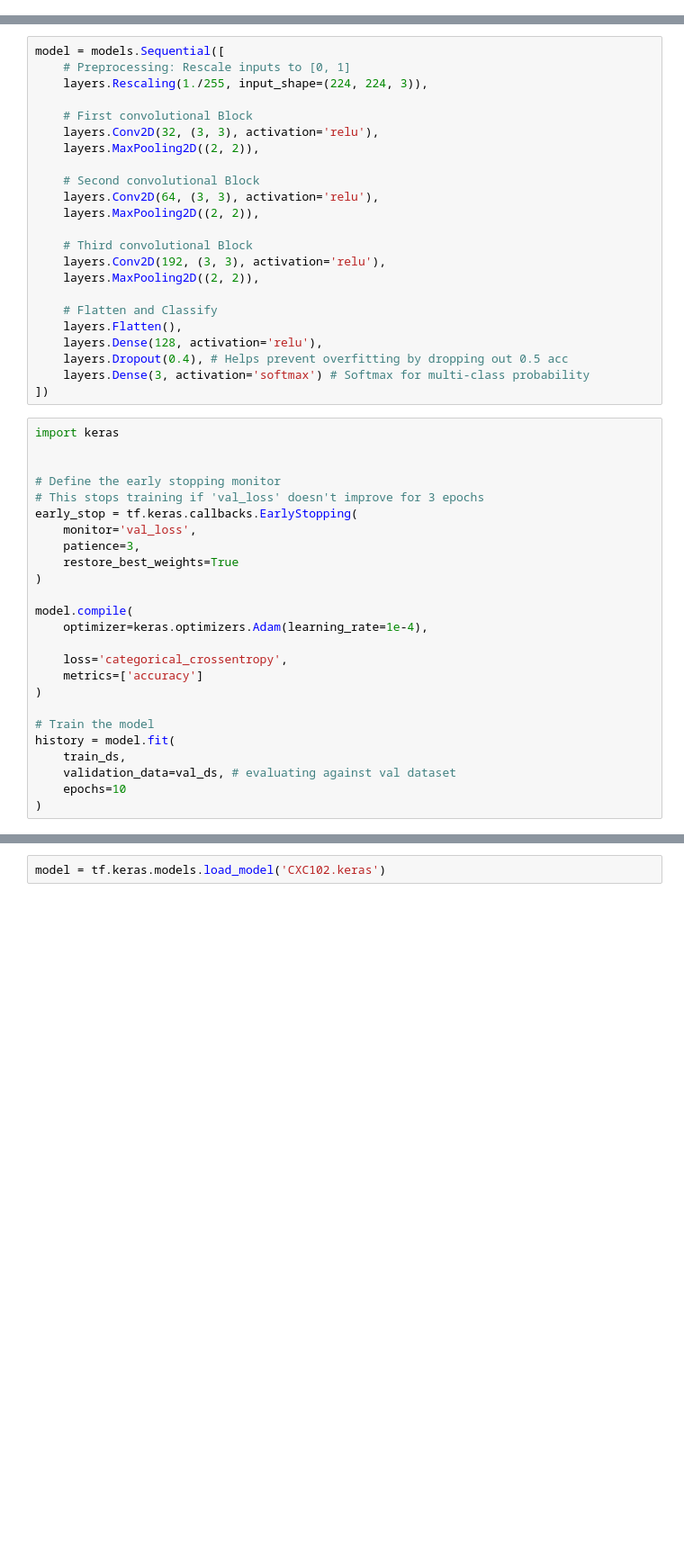
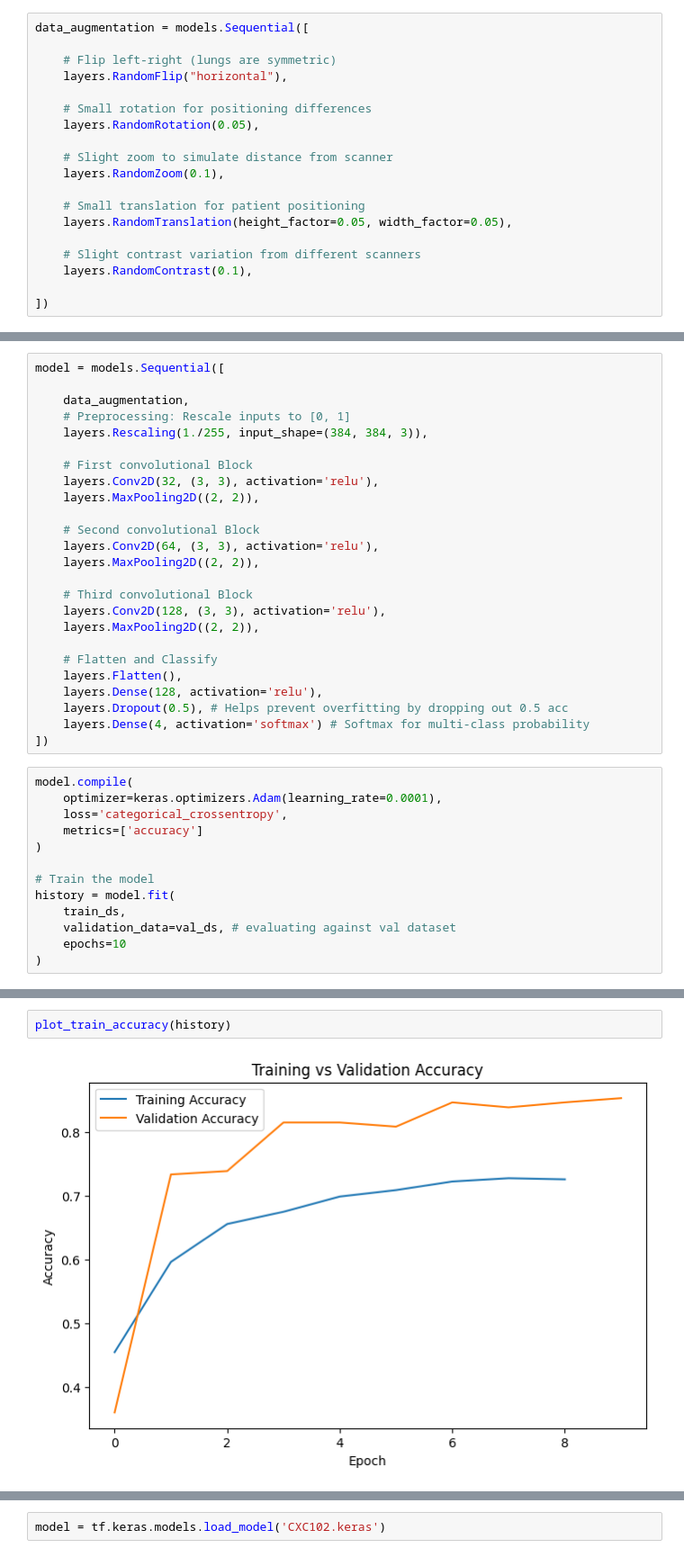
Before and after one commit to joshanjohn/CXC-FYP-Griffith, a Jupyter notebook: backend/notebook/CXV1/CXC102.ipynb, the cells around one changed output, grey strips where cells are left out. Shown at 90% size. Cells and saved outputs as stored; diff of their text form; blank space fills up the shorter version.

```diff
--- a/backend/notebook/CXV1/CXC102.ipynb
+++ b/backend/notebook/CXV1/CXC102.ipynb
@@ -101,0 +129,19 @@ Found 761 files belonging to 4 classes.
+# %%
+data_augmentation = models.Sequential([
+
+    # Flip left-right (lungs are symmetric)
+    layers.RandomFlip("horizontal"),
+
+    # Small rotation for positioning differences
+    layers.RandomRotation(0.05),
+
+    # Slight zoom to simulate distance from scanner
+    layers.RandomZoom(0.1),
+
+    # Small translation for patient positioning
+    layers.RandomTranslation(height_factor=0.05, width_factor=0.05),
+
+    # Slight contrast variation from different scanners
+    layers.RandomContrast(0.1),
+
+])
@@ -102,7 +160,9 @@ Found 761 files belonging to 4 classes.
 # %%
 model = models.Sequential([
+
+    data_augmentation,
     # Preprocessing: Rescale inputs to [0, 1]
-    layers.Rescaling(1./255, input_shape=(224, 224, 3)),
+    layers.Rescaling(1./255, input_shape=(384, 384, 3)),
 
     # First convolutional Block
     layers.Conv2D(32, (3, 3), activation='relu'),
@@ -113,30 +173,18 @@ model = models.Sequential([
     layers.MaxPooling2D((2, 2)),
 
     # Third convolutional Block
-    layers.Conv2D(192, (3, 3), activation='relu'),
+    layers.Conv2D(128, (3, 3), activation='relu'),
     layers.MaxPooling2D((2, 2)),
 
     # Flatten and Classify
     layers.Flatten(),
     layers.Dense(128, activation='relu'),
-    layers.Dropout(0.4), # Helps prevent overfitting by dropping out 0.5 acc
-    layers.Dense(3, activation='softmax') # Softmax for multi-class probability
+    layers.Dropout(0.5), # Helps prevent overfitting by dropping out 0.5 acc
+    layers.Dense(4, activation='softmax') # Softmax for multi-class probability
 ])
 # %%
-import keras
-
-
-# Define the early stopping monitor
-# This stops training if 'val_loss' doesn't improve for 3 epochs
-early_stop = tf.keras.callbacks.EarlyStopping(
-    monitor='val_loss',
-    patience=3,
-    restore_best_weights=True
-)
-
 model.compile(
-    optimizer=keras.optimizers.Adam(learning_rate=1e-4),
-
+    optimizer=keras.optimizers.Adam(learning_rate=0.0001),
     loss='categorical_crossentropy',
     metrics=['accuracy']
 )
@@ -171,0 +221,4 @@ Epoch 10/10
+# %%
+plot_train_accuracy(history)
+# %% [output]
+[figure, added]
```
Also changed, not shown: parts of 34 cells of this notebook, 2 other files.
